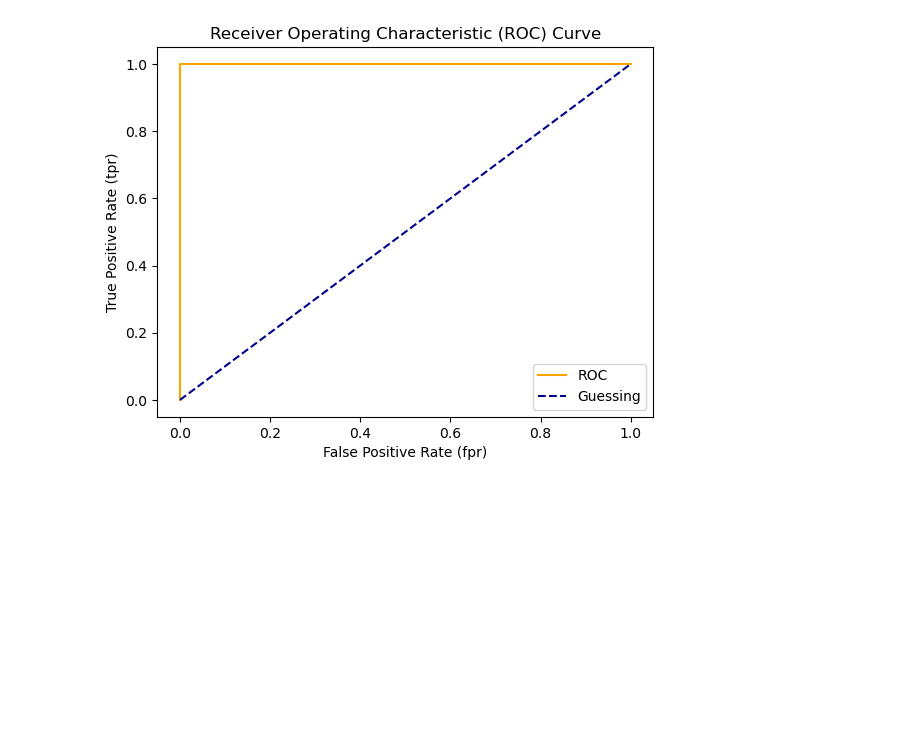
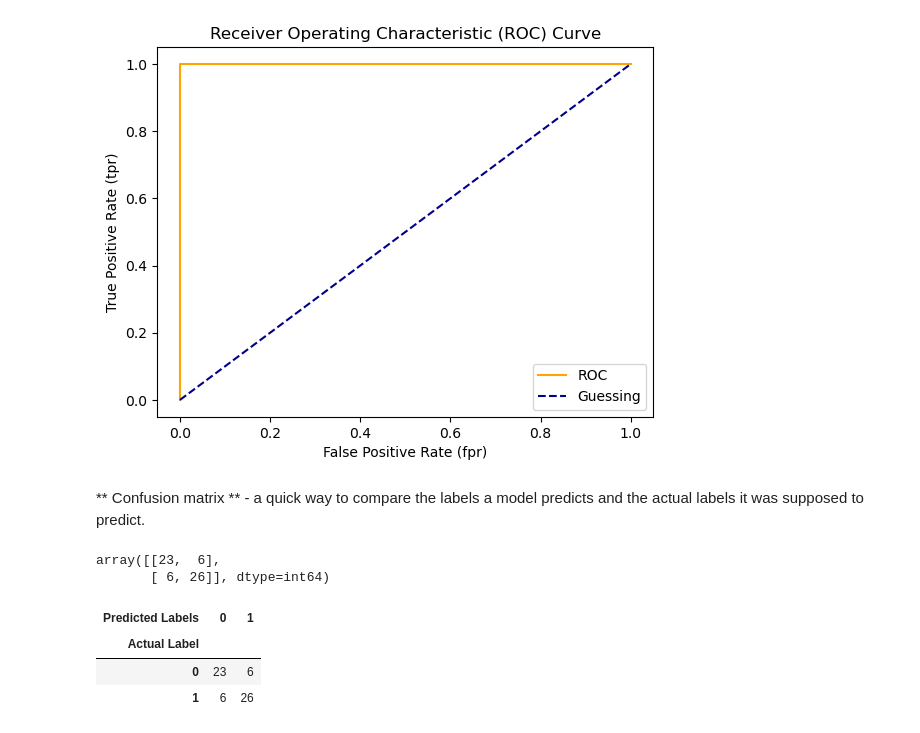
Before and after one commit to mrcruz117/sklearn-intro, a Jupyter notebook: introduction-to-scikit-learn.ipynb, the cells around one changed output. Drawn from its saved outputs; the diff is of its cells as text; code cells hidden in the pictures; blank space fills up the shorter version.

```diff
--- a/introduction-to-scikit-learn.ipynb
+++ b/introduction-to-scikit-learn.ipynb
@@ -1022,3 +1022,24 @@ fpr, tpr, thresholds = roc_curve(y_test, y_test)
 plot_roc_curve(fpr, tpr)
 # %% [output]
 [figure]
+# %% [markdown]
+** Confusion matrix ** - a quick way to compare the labels a model predicts and the actual labels it was supposed to predict.
+# %%
+from sklearn.metrics import confusion_matrix
+
+y_preds = clf.predict(X_test)
+
+confusion_matrix(y_test, y_preds)
+# %% [output]
+array([[23,  6],
+       [ 6, 26]], dtype=int64)
+# %%
+pd.crosstab(y_test,
+            y_preds,
+            rownames=["Actual Label"],
+            colnames=["Predicted Labels"])
+# %% [output]
+| Predicted Labels | 0 | 1 |
+| Actual Label |  |  |
+| 0 | 23 | 6 |
+| 1 | 6 | 26 |
```
Also changed, not shown: parts of 17 cells of this notebook, 1 other file.
